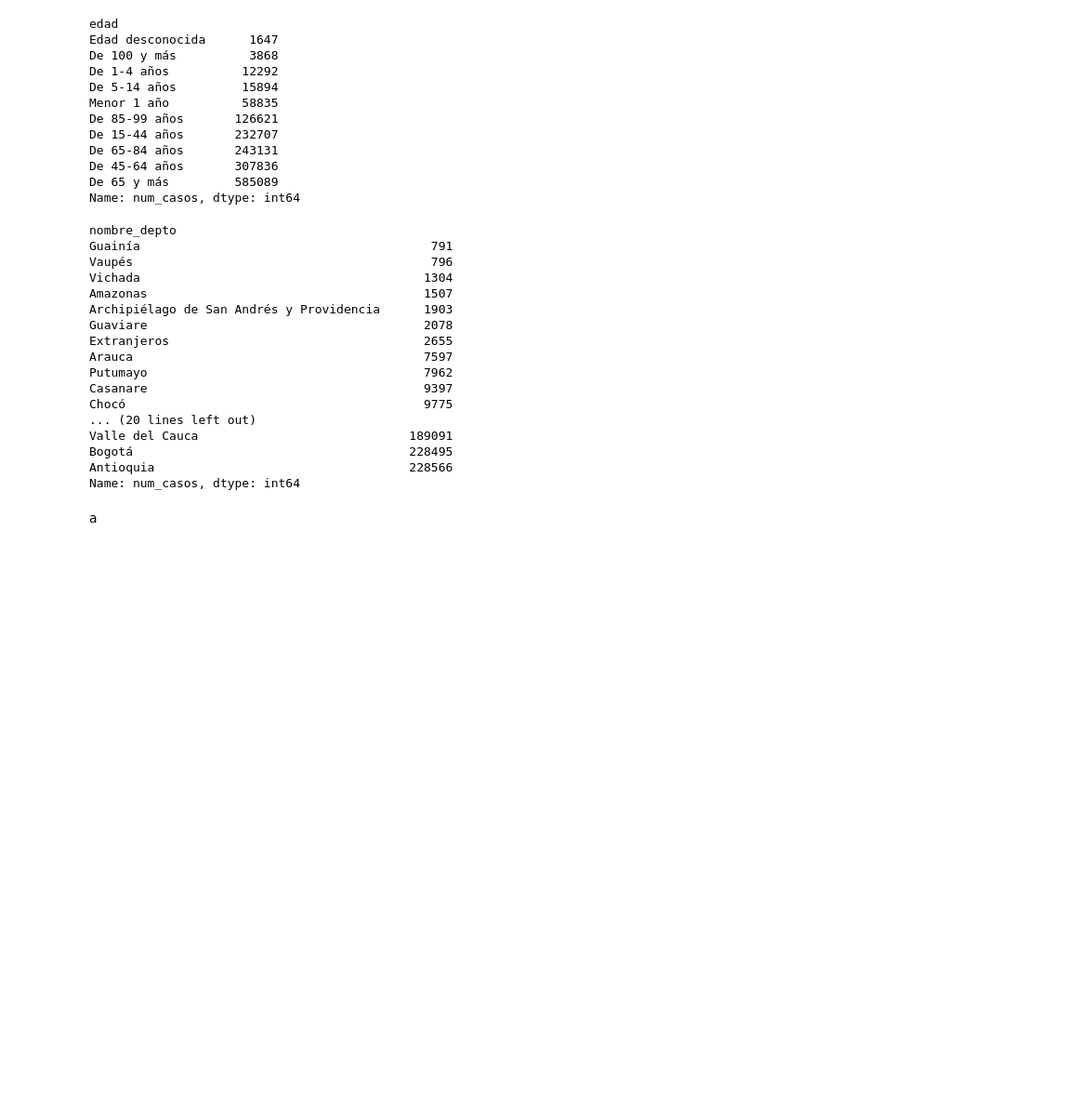
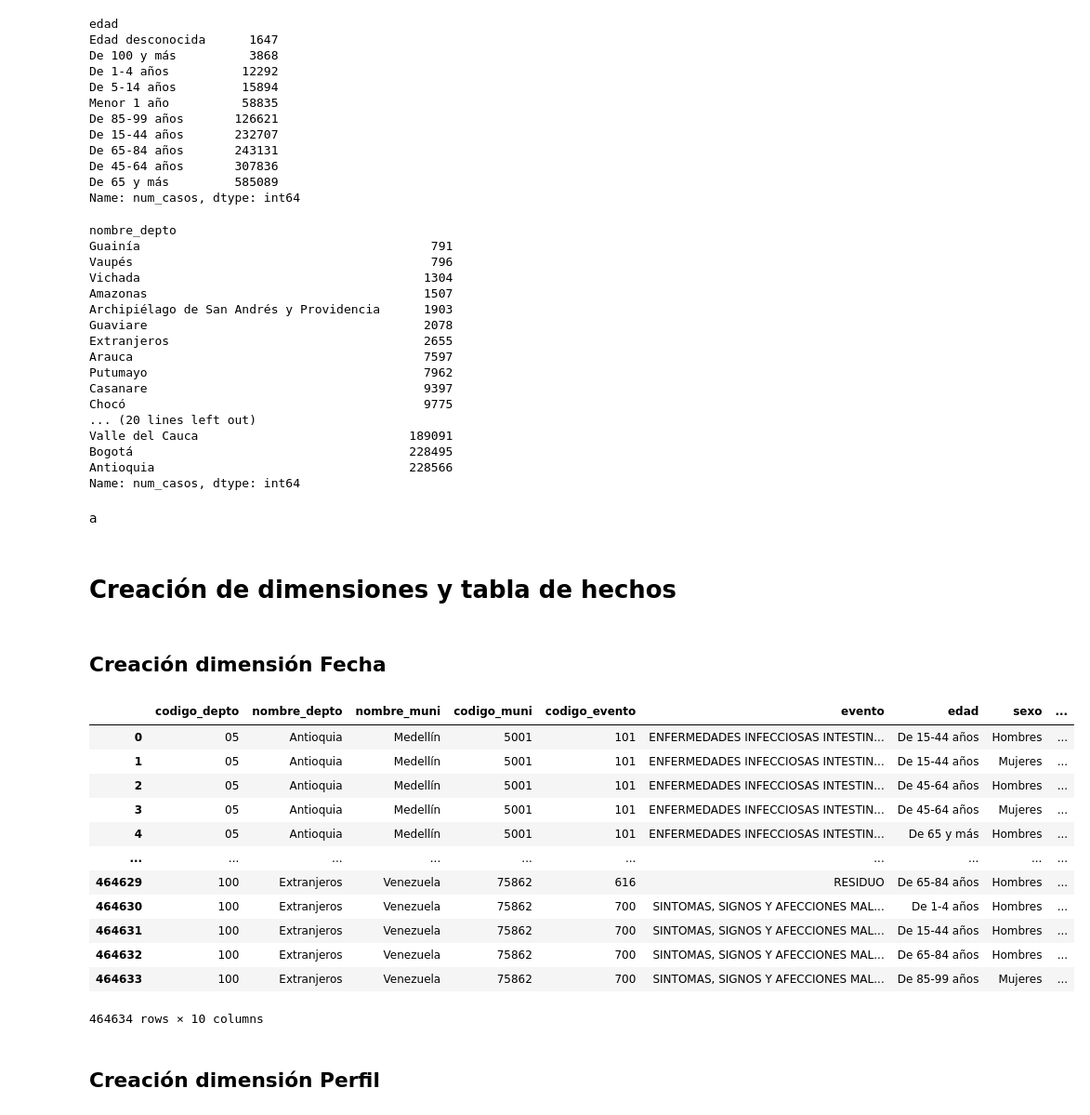
Before and after one commit to Repositorios-ISIS/ISIS-3301-P2, a Jupyter notebook: proyecto2.ipynb, the cells around one changed output. Shown: that part at 93% size. Cells and saved outputs as stored; diff of their text form; code cells hidden in the pictures; blank space fills up the shorter version.

Commit message:
listas las dimensiones

```diff
--- a/proyecto2.ipynb
+++ b/proyecto2.ipynb
@@ -209,2 +209,34 @@ df.to_csv('data/pre_data_2010_2017.csv')
 # %% [markdown]
 a
+# %% [markdown]
+# Creación de dimensiones y tabla de hechos
+# %%
+fact_table = df.copy()
+# %% [markdown]
+## Creación dimensión Fecha
+# %%
+#Creamos el dataframe
+df_fecha = pd.DataFrame(fact_table["anio"].unique())
+df_fecha = df_fecha.reset_index()
+df_fecha.columns = ["fecha_key", "anio"]
+df_fecha["fecha_key"] = df_fecha["fecha_key"]+1
+
+#Actualizamos la tabla principal
+fact_table = pd.merge(fact_table, df_fecha, on="anio")
+fact_table = fact_table.drop(columns=['anio'])
+# %%
+fact_table
+# %% [output]
+|  | codigo_depto | nombre_depto | nombre_muni | codigo_muni | codigo_evento | evento | edad | sexo | ... |
+| 0 | 05 | Antioquia | Medellín | 5001 | 101 | ENFERMEDADES INFECCIOSAS INTESTIN... | De 15-44 años | Hombres | ... |
+| 1 | 05 | Antioquia | Medellín | 5001 | 101 | ENFERMEDADES INFECCIOSAS INTESTIN... | De 15-44 años | Mujeres | ... |
+| 2 | 05 | Antioquia | Medellín | 5001 | 101 | ENFERMEDADES INFECCIOSAS INTESTIN... | De 45-64 años | Hombres | ... |
+| 3 | 05 | Antioquia | Medellín | 5001 | 101 | ENFERMEDADES INFECCIOSAS INTESTIN... | De 45-64 años | Mujeres | ... |
+| 4 | 05 | Antioquia | Medellín | 5001 | 101 | ENFERMEDADES INFECCIOSAS INTESTIN... | De 65 y más | Hombres | ... |
+| ... | ... | ... | ... | ... | ... | ... | ... | ... | ... |
+| 464629 | 100 | Extranjeros | Venezuela | 75862 | 616 | RESIDUO | De 65-84 años | Hombres | ... |
+| 464630 | 100 | Extranjeros | Venezuela | 75862 | 700 | SINTOMAS, SIGNOS Y AFECCIONES MAL... | De 1-4 años | Hombres | ... |
+| 464631 | 100 | Extranjeros | Venezuela | 75862 | 700 | SINTOMAS, SIGNOS Y AFECCIONES MAL... | De 15-44 años | Hombres | ... |
+| 464632 | 100 | Extranjeros | Venezuela | 75862 | 700 | SINTOMAS, SIGNOS Y AFECCIONES MAL... | De 65-84 años | Hombres | ... |
+| 464633 | 100 | Extranjeros | Venezuela | 75862 | 700 | SINTOMAS, SIGNOS Y AFECCIONES MAL... | De 85-99 años | Mujeres | ... |
+464634 rows × 10 columns
@@ -210,0 +246,2 @@ a
+# %% [markdown]
+## Creación dimensión Perfil
```
Also changed, not shown: parts of 21 cells of this notebook, 1 other file.
